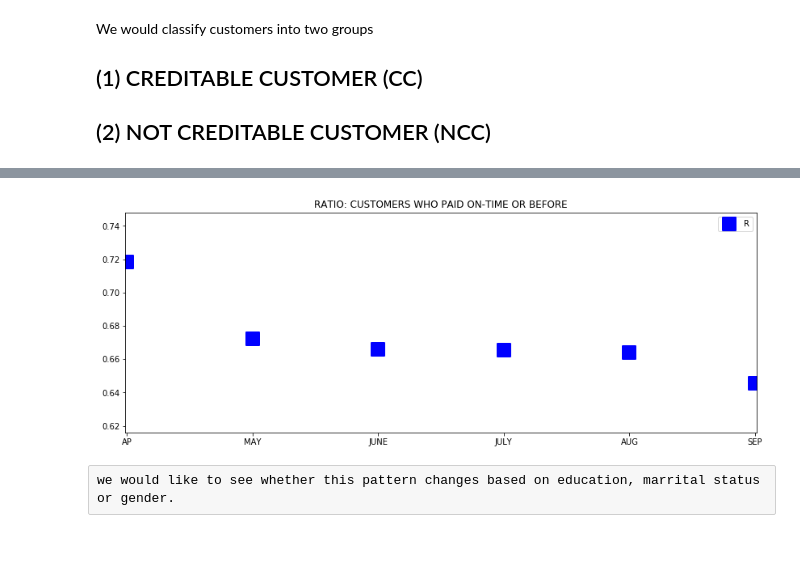
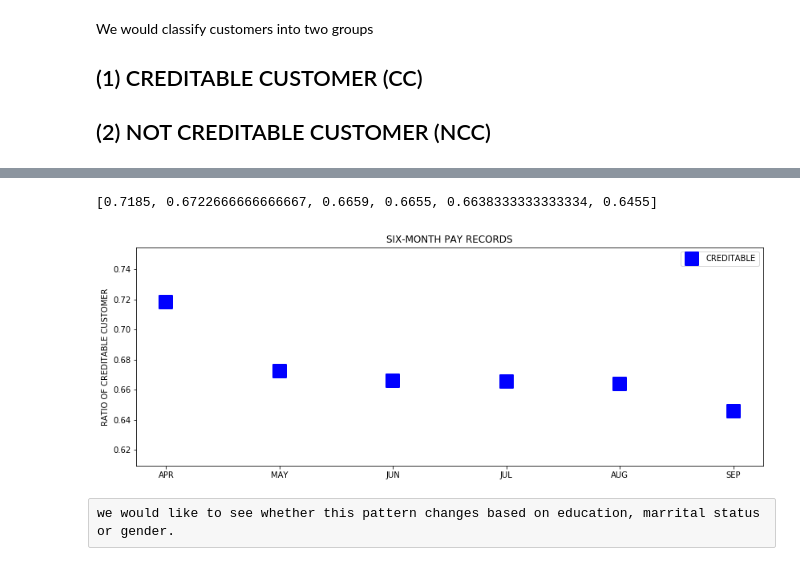
Before and after one commit to dsdata2000/springboard, a Jupyter notebook: default_credit_card_client_v3.ipynb, the cells around one changed output, grey strips where cells are left out. Cells and saved outputs as stored; diff of their text form; code cells hidden in the pictures.

```diff
--- a/default_credit_card_client_v3.ipynb
+++ b/default_credit_card_client_v3.ipynb
@@ -208,8 +285,9 @@ We would classify customers into two groups
 # %%
-binary_pay_recors_CC = []
-binary_pay_recors_NCC = []
+binary_pay_records_CC = []
+binary_pay_records_NCC = []
 for pay in payments:
-    creditable_customer = df[pay].apply(lambda x:1 if (x<0) else 0).value_counts()[0]/df.PAY_1.value_counts().sum()
-    binary_pay_recors_CC.append(creditable_customer)
-    not_creditable_customer = df[pay].apply(lambda x:1 if (x<0) else 0).value_counts()[0]/df.PAY_1.value_counts().sum()
-    binary_pay_recors_NCC.append(not_creditable_customer)
+    print(df[pay].apply(lambda x:1 if (x<0) else 0).value_counts())
+    creditable_customer = df[pay].apply(lambda x:1 if (x<0) else 0).value_counts()[0]/30000
+    binary_pay_records_CC.append(creditable_customer)
+    not_creditable_customer = df[pay].apply(lambda x:1 if (x<0) else 0).value_counts()[1]/30000
+    binary_pay_records_NCC.append(not_creditable_customer)
@@ -216,12 +313,18 @@ for pay in payments:
+# %%
+binary_pay_records_CC
+# %% [output]
+[0.7185, 0.6722666666666667, 0.6659, 0.6655, 0.6638333333333334, 0.6455]
 # %%
 plt.figure(figsize=(14,5))
-plt.scatter(np.arange(1,7,1),binary_pay_recors_CC, s=2**8, c='blue', marker='s',linewidths=2 )
-plt.legend('RATIO')
-plt.autoscale(tight=True, enable=True)
-plt.title('RATIO: CUSTOMERS WHO PAID ON-TIME OR BEFORE')
-plt.xticks([1,2,3,4,5,6],('AP', 'MAY', 'JUNE', 'JULY', 'AUG', 'SEP'))
+plt.scatter(np.arange(1,7,1),binary_pay_recors_CC, s=2**8, c='blue', marker='s',linewidths=2, label='CREDITABLE' )
+#plt.scatter(np.arange(1,7,1),binary_pay_recors_NCC, s=2**8, c='green', marker='s',linewidths=2, label='NOT CREDITABLE' )
+plt.legend()
+plt.autoscale(enable=True)
+plt.title('SIX-MONTH PAY RECORDS')
+plt.ylabel('RATIO OF CREDITABLE CUSTOMER')
+plt.xticks([1,2,3,4,5,6],('APR', 'MAY', 'JUN', 'JUL', 'AUG', 'SEP'))
 plt.show()
 # %% [output]
-[figure, old version]
+[figure, new version]
 # %% [raw]
 we would like to see whether this pattern changes based on education, marrital status or gender.
```
Also changed, not shown: parts of 63 cells of this notebook.
